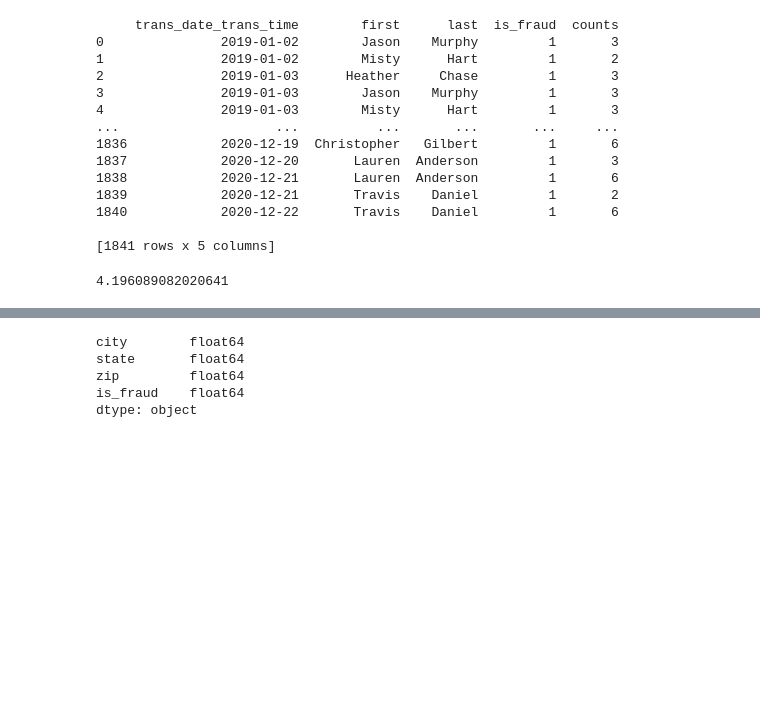
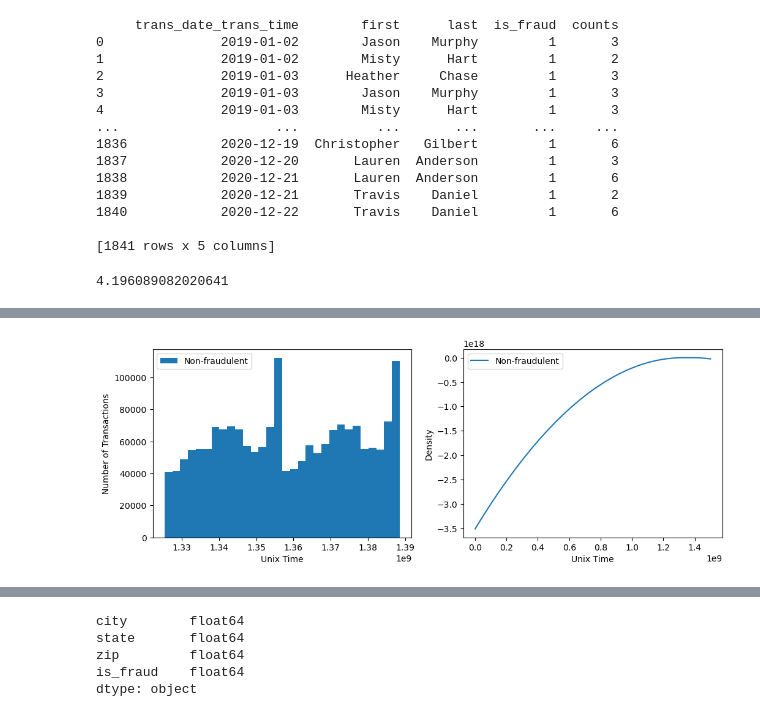
Before and after one commit to DMODPevahouse/ai_enabled_system, a Jupyter notebook: FraudDetection/exploratory_analysis.ipynb, the cells around one changed output, grey strips where cells are left out. Cells and saved outputs as stored; diff of their text form; code cells hidden in the pictures; blank space fills up the shorter version.

```diff
--- a/FraudDetection/exploratory_analysis.ipynb
+++ b/FraudDetection/exploratory_analysis.ipynb
@@ -234,0 +322,29 @@ What is the distribution between time transactions between fraudulent transactio
+# %%
+import pandas as pd
+import matplotlib.pyplot as plt
+from sklearn.neighbors import KernelDensity
+
+# Assuming the data is in a DataFrame called 'df'
+fraud_transactions = df[df['is_fraud'] == 1]['unix_time']
+non_fraud_transactions = df[df['is_fraud'] == 0]['unix_time']
+
+# Plotting the histogram
+fig, ax = plt.subplots(1, 2, figsize=(12, 4))
+
+ax[0].hist(non_fraud_transactions, bins=30, stacked=True, label= 'Non-fraudulent')
+ax[0].set_xlabel('Unix Time')
+ax[0].set_ylabel('Number of Transactions')
+ax[0].legend()
+
+# Plotting the KDE
+kde_non_fraud = KernelDensity(kernel='gaussian', bandwidth=0.5).fit(non_fraud_transactions.values.reshape(-1, 1))
+
+x_axis = np.linspace(0, 1500000000, 1000)
+ax[1].plot(x_axis, kde_non_fraud.score_samples(x_axis.reshape(-1, 1)), label='Non-fraudulent')
+ax[1].set_xlabel('Unix Time')
+ax[1].set_ylabel('Density')
+ax[1].legend()
+
+plt.show()
+# %% [output]
+[figure, added]
```
Also changed, not shown: parts of 28 cells of this notebook.
